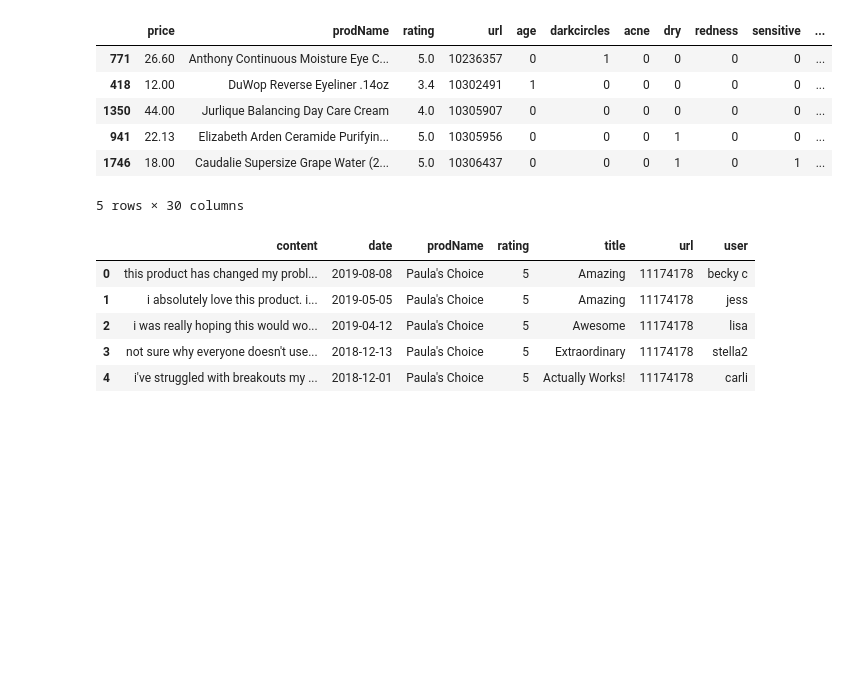
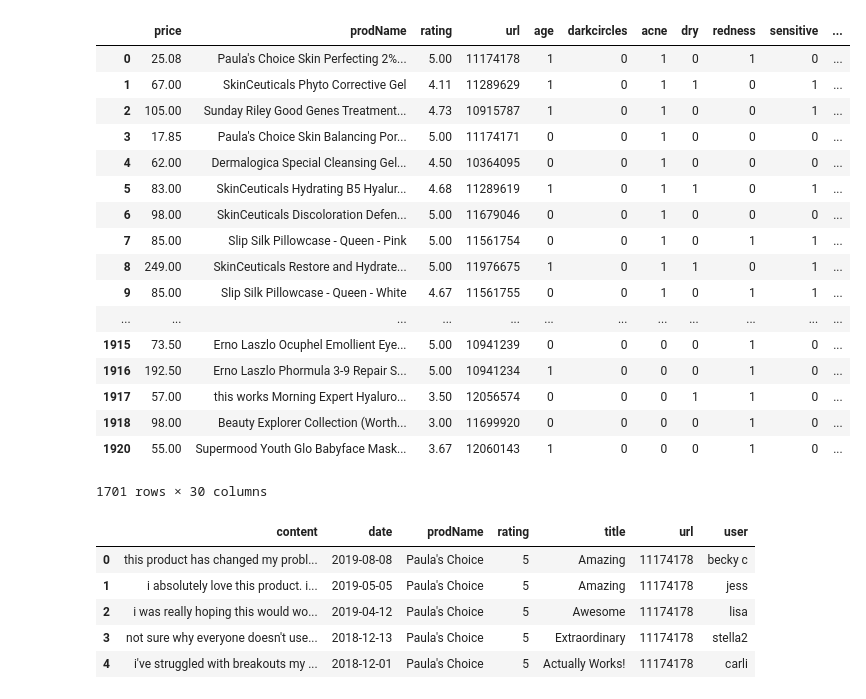
Before and after one commit to mackenziemitchell6/SkinCareRoutine, a Jupyter notebook: _ReviewsNLPSenitment&EDA.ipynb, the cells around one changed output. Cells and saved outputs as stored; diff of their text form; code cells hidden in the pictures; blank space fills up the shorter version.

```diff
--- a/_ReviewsNLPSenitment&EDA.ipynb
+++ b/_ReviewsNLPSenitment&EDA.ipynb
@@ -45,15 +45,26 @@ corpus=nltk.Text(dfr['content'])
 # %%
 full.sort_values('url',inplace=True)
 # %%
-full.head()
+full.drop_duplicates()
 # %% [output]
 |  | price | prodName | rating | url | age | darkcircles | acne | dry | redness | sensitive | ... |
-| 771 | 26.60 | Anthony Continuous Moisture Eye C... | 5.0 | 10236357 | 0 | 1 | 0 | 0 | 0 | 0 | ... |
-| 418 | 12.00 | DuWop Reverse Eyeliner .14oz | 3.4 | 10302491 | 1 | 0 | 0 | 0 | 0 | 0 | ... |
-| 1350 | 44.00 | Jurlique Balancing Day Care Cream | 4.0 | 10305907 | 0 | 0 | 0 | 0 | 0 | 0 | ... |
-| 941 | 22.13 | Elizabeth Arden Ceramide Purifyin... | 5.0 | 10305956 | 0 | 0 | 0 | 1 | 0 | 0 | ... |
-| 1746 | 18.00 | Caudalie Supersize Grape Water (2... | 5.0 | 10306437 | 0 | 0 | 0 | 1 | 0 | 1 | ... |
+| 0 | 25.08 | Paula's Choice Skin Perfecting 2%... | 5.00 | 11174178 | 1 | 0 | 1 | 0 | 1 | 0 | ... |
+| 1 | 67.00 | SkinCeuticals Phyto Corrective Gel | 4.11 | 11289629 | 1 | 0 | 1 | 1 | 0 | 1 | ... |
+| 2 | 105.00 | Sunday Riley Good Genes Treatment... | 4.73 | 10915787 | 1 | 0 | 1 | 0 | 0 | 1 | ... |
+| 3 | 17.85 | Paula's Choice Skin Balancing Por... | 5.00 | 11174171 | 0 | 0 | 1 | 0 | 0 | 0 | ... |
+| 4 | 62.00 | Dermalogica Special Cleansing Gel... | 4.50 | 10364095 | 0 | 0 | 1 | 0 | 0 | 0 | ... |
+| 5 | 83.00 | SkinCeuticals Hydrating B5 Hyalur... | 4.68 | 11289619 | 1 | 0 | 1 | 1 | 0 | 1 | ... |
+| 6 | 98.00 | SkinCeuticals Discoloration Defen... | 5.00 | 11679046 | 0 | 0 | 1 | 0 | 0 | 0 | ... |
+| 7 | 85.00 | Slip Silk Pillowcase - Queen - Pink | 5.00 | 11561754 | 0 | 0 | 1 | 0 | 1 | 1 | ... |
+| 8 | 249.00 | SkinCeuticals Restore and Hydrate... | 5.00 | 11976675 | 1 | 0 | 1 | 1 | 0 | 1 | ... |
+| 9 | 85.00 | Slip Silk Pillowcase - Queen - White | 4.67 | 11561755 | 0 | 0 | 1 | 0 | 1 | 1 | ... |
+| ... | ... | ... | ... | ... | ... | ... | ... | ... | ... | ... | ... |
+| 1915 | 73.50 | Erno Laszlo Ocuphel Emollient Eye... | 5.00 | 10941239 | 0 | 0 | 0 | 0 | 1 | 0 | ... |
+| 1916 | 192.50 | Erno Laszlo Phormula 3-9 Repair S... | 5.00 | 10941234 | 1 | 0 | 0 | 0 | 1 | 0 | ... |
+| 1917 | 57.00 | this works Morning Expert Hyaluro... | 3.50 | 12056574 | 0 | 0 | 0 | 1 | 1 | 0 | ... |
+| 1918 | 98.00 | Beauty Explorer Collection (Worth... | 3.00 | 11699920 | 0 | 0 | 0 | 0 | 1 | 0 | ... |
+| 1920 | 55.00 | Supermood Youth Glo Babyface Mask... | 3.67 | 12060143 | 1 | 0 | 0 | 0 | 1 | 0 | ... |
-5 rows × 30 columns
+1701 rows × 30 columns
 # %%
 dfr.head()
 # %% [output]
```
Also changed, not shown: parts of 3 cells of this notebook, 16 other files.
